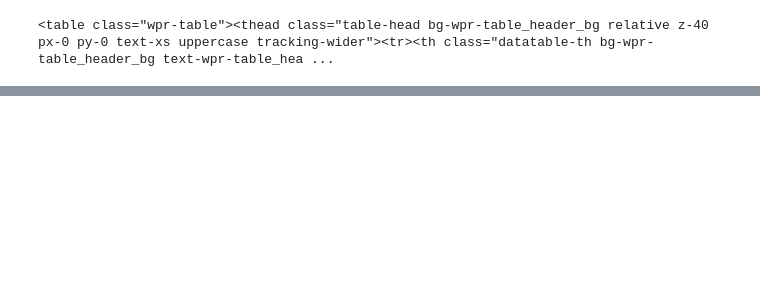
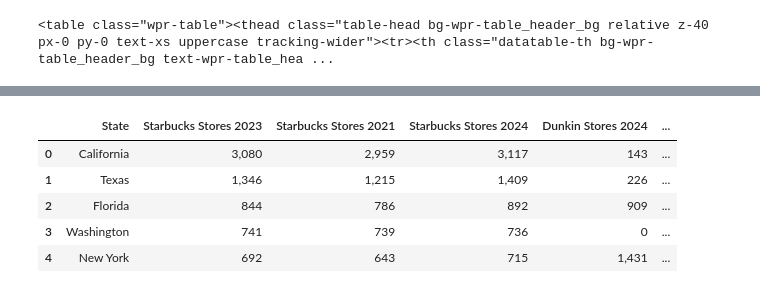
Before and after one commit to smilburn529/Lab-4, a Jupyter notebook: Lab-4.ipynb, the cells around one changed output, grey strips where cells are left out. Drawn from its saved outputs; the diff is of its cells as text; code cells hidden in the pictures; blank space fills up the shorter version.

```diff
--- a/Lab-4.ipynb
+++ b/Lab-4.ipynb
@@ -57,0 +55,3 @@ table
+# %%
+dunkin_response = requests.get("https://worldpopulationreview.com/state-rankings/dunkin-donuts-by-state")
+dunkin_soup = BeautifulSoup(dunkin_response.content, "html.parser")
@@ -58,16 +60,20 @@ table
 # %%
-starbs= []
+rows = []
 
 # iterate over all rows in the population table
 for row in table.find_all("tr")[1:]:
 
-  #state
-  state= row.find("th").text
+  # State is found in <th>
+  state = row.find("th").text
 
-  #num starbs
-  num=row.find("td").text
+  # Number of locations is found in <td>
 
-  starbs.append({
-                "state": state,
-                "Starbucks Stores": num,
+  locations_2024 = row.find_all("td")[0].get_text(strip = True)
+
+  locations_2023 = row.find_all("td")[1].get_text(strip = True)
+
+  rows.append({
+    "State": state,
+    "Dunkin Stores 2024": locations_2024,
+    "Dunkin Stores 2023": locations_2023
   })
@@ -93,0 +80,3 @@ pd.DataFrame(starbs)
+# %%
+dunkin = pd.DataFrame(rows)
+dunkin.head()
@@ -93,0 +90,10 @@ pd.DataFrame(starbs)
+# %%
+merged_data = pd.merge(starbucks, dunkin, on = "State")
+merged_data.head()
+# %% [output]
+|  | State | Starbucks Stores 2023 | Starbucks Stores 2021 | Starbucks Stores 2024 | Dunkin Stores 2024 | ... |
+| 0 | California | 3,080 | 2,959 | 3,117 | 143 | ... |
+| 1 | Texas | 1,346 | 1,215 | 1,409 | 226 | ... |
+| 2 | Florida | 844 | 786 | 892 | 909 | ... |
+| 3 | Washington | 741 | 739 | 736 | 0 | ... |
+| 4 | New York | 692 | 643 | 715 | 1,431 | ... |
```
Also changed, not shown: parts of 25 cells of this notebook.
